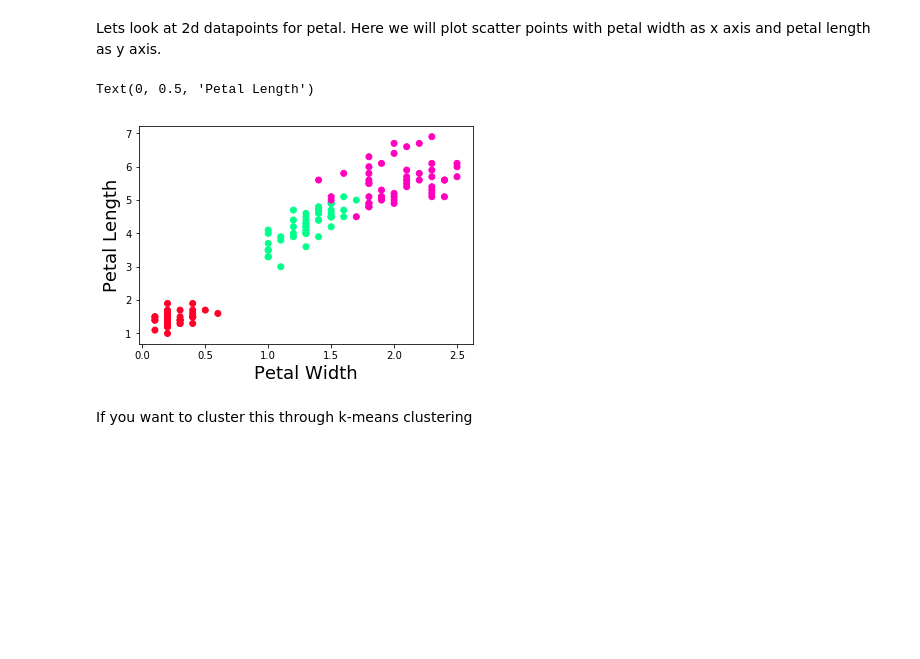
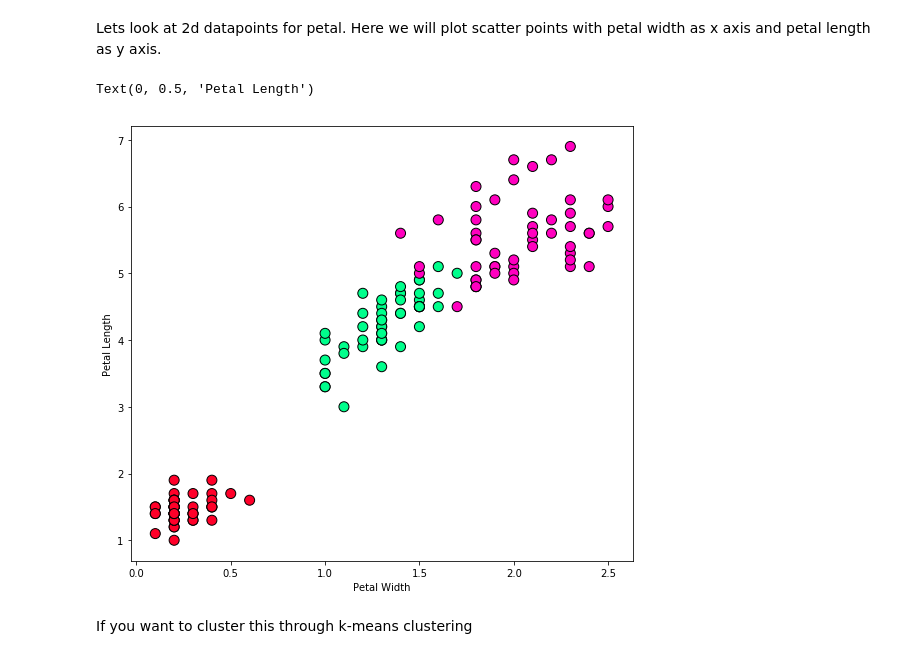
Before and after one commit to chaitanya2334/jupyter-tutorial, a Jupyter notebook: Tutorial_with_iris.ipynb, the cells around one changed output. Drawn from its saved outputs; the diff is of its cells as text; code cells hidden in the pictures; blank space fills up the shorter version.

```diff
--- a/Tutorial_with_iris.ipynb
+++ b/Tutorial_with_iris.ipynb
@@ -51,12 +51,13 @@ df['sepal length (cm)'].hist(bins=20, rwidth=0.95, grid=False)
 # %% [markdown]
 Lets look at 2d datapoints for petal. Here we will plot scatter points with petal width as x axis and petal length as y axis.
 # %%
-plt.scatter(x=df['petal width (cm)'], y=df['petal length (cm)'], c=df['Target'], cmap='gist_rainbow')
-plt.xlabel('Petal Width', fontsize=18)
-plt.ylabel('Petal Length', fontsize=18)
+plt.figure(figsize=(9,8))
+plt.scatter(x=df['petal width (cm)'], y=df['petal length (cm)'], c=df['Target'], cmap='gist_rainbow', edgecolor='k', s=100)
+plt.xlabel('Petal Width')
+plt.ylabel('Petal Length')
 # %% [output]
 Text(0, 0.5, 'Petal Length')
-[figure, old version]
+[figure, new version]
 # %% [markdown]
 If you want to cluster this through k-means clustering
 # %%
```
Also changed, not shown: parts of 3 cells of this notebook.
